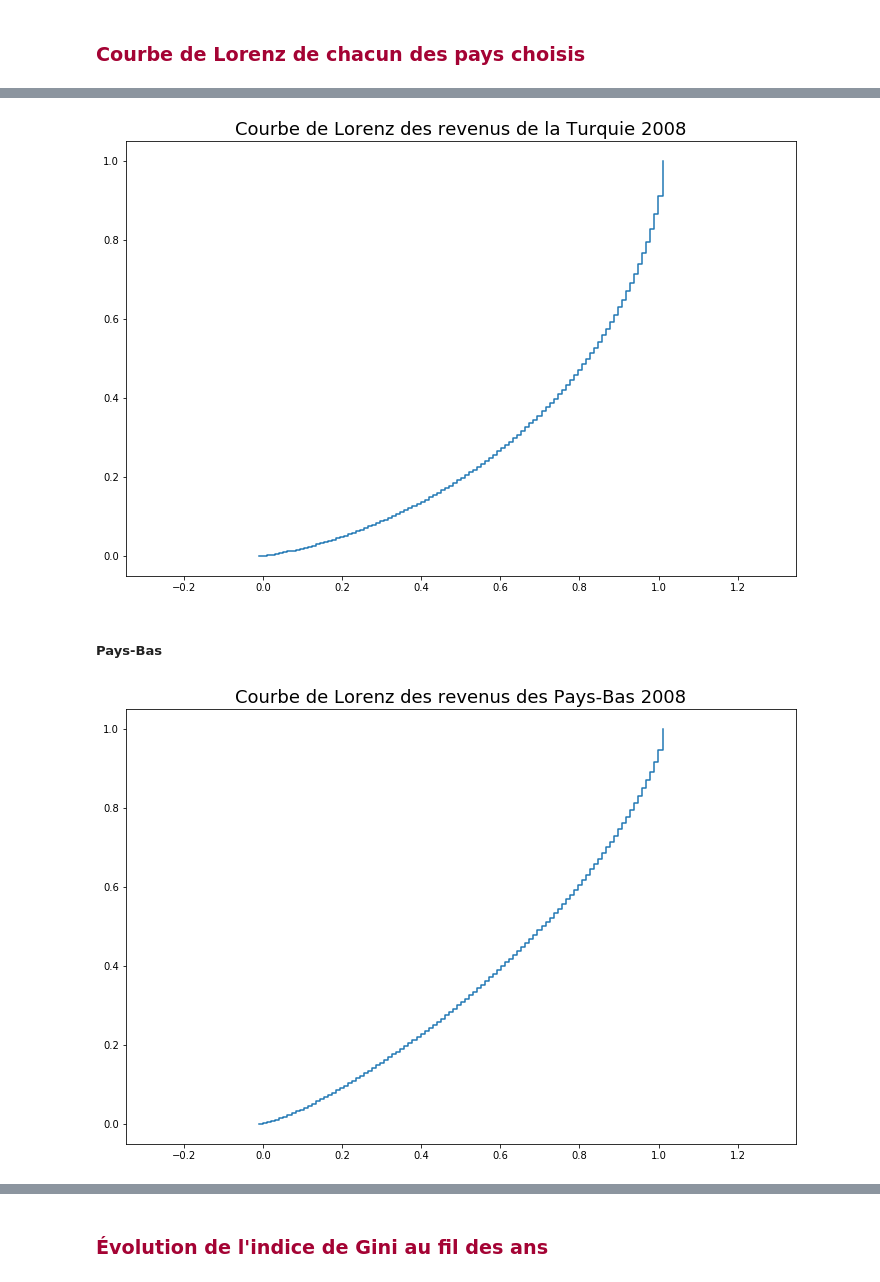
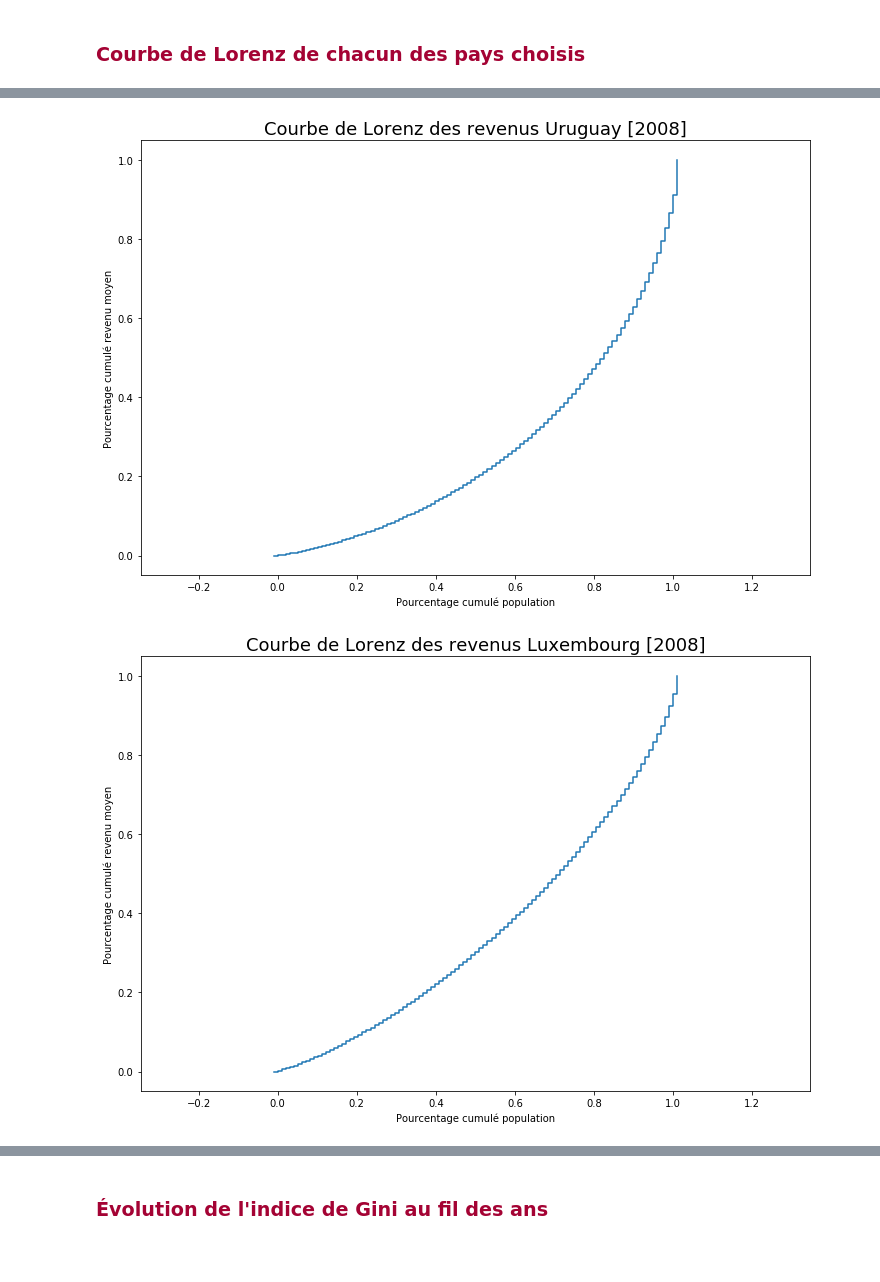
Before and after one commit to MattSioll/DataAnalyst, a Jupyter notebook: Projet 7/P7_01_Code.ipynb, the cells around one changed output, grey strips where cells are left out. Drawn from its saved outputs; the diff is of its cells as text; code cells hidden in the pictures; blank space fills up the shorter version.

```diff
--- a/Projet 7/P7_01_Code.ipynb
+++ b/Projet 7/P7_01_Code.ipynb
@@ -379,15 +236,24 @@ NameError: name 'indx' is not defined
 # %%
-plt.figure(figsize=(12,8))
+def Lorenz (country, country_name):
 
-income = dataURY['income'].values
+    df = data[data.country== country]
+    annee = df.Année.unique()
 
-n = len(income)
-lorenz = np.cumsum(np.sort(income)) / income.sum()
-lorenz = np.append([0],lorenz)
+    plt.figure(figsize=(12,8))
 
-plt.axes().axis('equal')
-xaxis = np.linspace(0-1/n,1+1/n,n+1)
-plt.plot(xaxis,lorenz,drawstyle='steps-post')
-plt.title("Courbe de Lorenz des revenus de l'Uruguay 2008", fontsize=18)
+    income = df['income'].values
 
-plt.show()
+    n = len(income)
+    lorenz = np.cumsum(np.sort(income)) / income.sum()
+    lorenz = np.append([0],lorenz)
+
+    plt.axes().axis('equal')
+    xaxis = np.linspace(0-1/n,1+1/n,n+1)
+
+    ax = plt.axes()
+    ax = ax.set(xlabel='Pourcentage cumulé population', ylabel='Pourcentage cumulé revenu moyen')
+
+    plt.plot(xaxis,lorenz,drawstyle='steps-post')
+    plt.title(f"Courbe de Lorenz des revenus {country_name} {annee}", fontsize=18)
+
+    plt.show()
@@ -532,36 +260,14 @@ plt.show()
-# %%
-plt.figure(figsize=(12,8))
-
-income = dataURY['income'].values
-
-n = len(income)
-lorenz = np.cumsum(np.sort(income)) / income.sum()
-lorenz = np.append([0],lorenz)
-
-plt.axes().axis('equal')
-xaxis = np.linspace(0-1/n,1+1/n,n+1)
-plt.plot(xaxis,lorenz,drawstyle='steps-post')
-plt.title("Courbe de Lorenz des revenus de la Turquie 2008", fontsize=18)
-
-plt.show()
-# %% [output]
-[figure, removed]
-# %% [markdown]
-##### Pays-Bas
-# %%
-plt.figure(figsize=(12,8))
-
-income = dataNLD['income'].values
-
-n = len(income)
-lorenz = np.cumsum(np.sort(income)) / income.sum()
-lorenz = np.append([0],lorenz)
-
-plt.axes().axis('equal')
-xaxis = np.linspace(0-1/n,1+1/n,n+1)
-plt.plot(xaxis,lorenz,drawstyle='steps-post')
-plt.title("Courbe de Lorenz des revenus des Pays-Bas 2008", fontsize=18)
-
-plt.show()
-# %% [output]
-[figure, removed]
+# %%
+Lorenz ('URY', 'Uruguay')
+Lorenz ('LUX', 'Luxembourg')
+Lorenz ('PAN', 'Panama')
+Lorenz ('DEU', 'Allemagne')
+Lorenz ('DNK', 'Danemark')
+Lorenz ('FRA', 'France')
+Lorenz ('IDN', 'Indonésie')
+Lorenz ('KGZ', 'Kirghizistan')
+Lorenz ('TUR', 'Turquie')
+Lorenz ('NLD', 'Pays-Bas')
+# %% [output]
+[figure, added]
+[figure, added]
```
Also changed, not shown: parts of 98 cells of this notebook.
